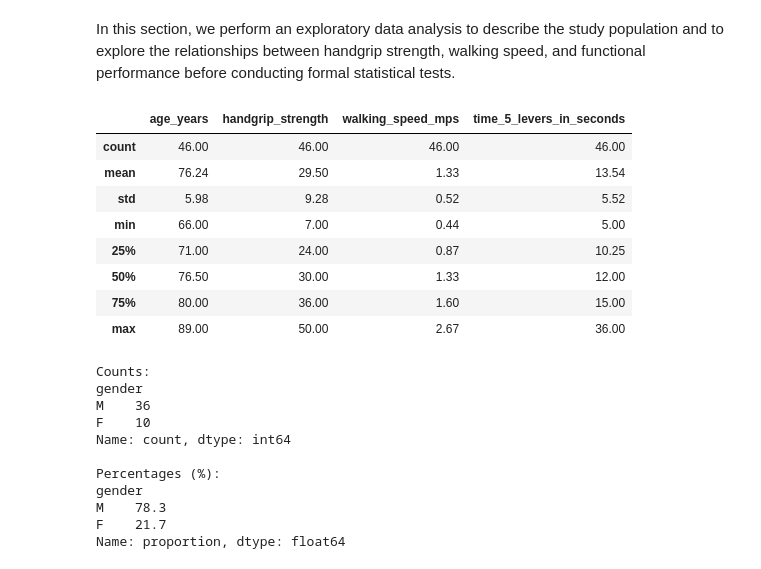
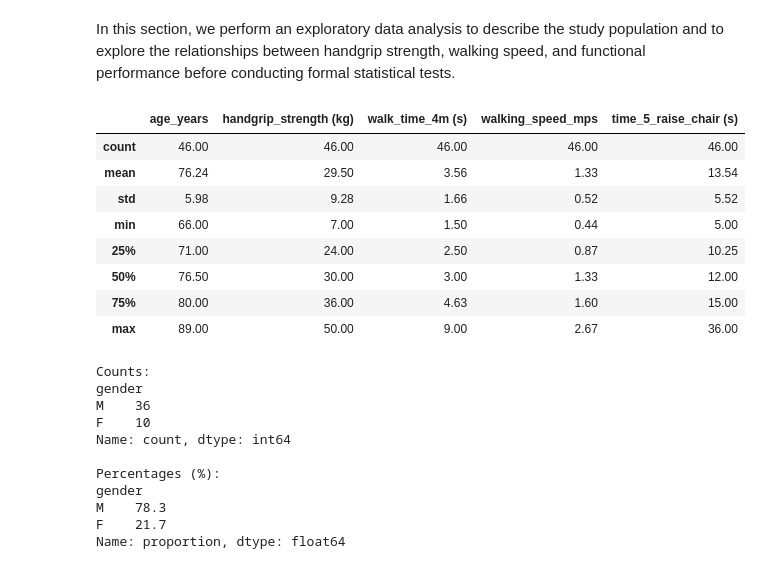
Before and after one commit to inesvincent/Project_R_Python_M2_REHAB, a Jupyter notebook: Python_project/main.ipynb, the cells around one changed output. Cells and saved outputs as stored; diff of their text form; code cells hidden in the pictures.

```diff
--- a/Python_project/main.ipynb
+++ b/Python_project/main.ipynb
@@ -25,8 +76,7 @@ import matplotlib.pyplot as plt
 # %%
 # import the data
-frapid_data_raw = pd.read_excel("data/frapid_base.xlsx")
 
-print("Dimensions :", frapid_data_raw.shape)
-print("Colonnes :", frapid_data_raw.columns)
+#print("Dimensions :", frapid_data_raw.shape)
+#print("Columns :", frapid_data_raw.columns)
 
-frapid_data_raw.head()
+#frapid_data_raw.head()
@@ -76,8 +106,8 @@ frapid_data = frapid_data.rename(columns=
         {"Patient" : "patient_id",
         "age" : "age_years",
         "sexe" : "gender",
-        "handgrip" : "handgrip_strength",
-        "Test4m" : "walk_time_4m_in_seconds",
-        "Test5levers" : "time_5_levers_in_seconds"})
+        "handgrip" : "handgrip_strength (kg)",
+        "Test4m" : "walk_time_4m (s)",
+        "Test5levers" : "time_5_raise_chair (s)"})
 frapid_data.head()
 # %% [output]
@@ -91,9 +121,9 @@ frapid_data.head()
 # Convert to numeric values
 frapid_data["patient_id"] = pd.to_numeric(frapid_data["patient_id"], errors="coerce")
 frapid_data["age_years"] = pd.to_numeric(frapid_data["age_years"], errors="coerce")
-frapid_data["handgrip_strength"] = pd.to_numeric(frapid_data["handgrip_strength"], errors="coerce")
-frapid_data["walk_time_4m_in_seconds"] = pd.to_numeric(frapid_data["walk_time_4m_in_seconds"], errors="coerce")
-frapid_data["time_5_levers_in_seconds"] = pd.to_numeric(frapid_data["time_5_levers_in_seconds"], errors="coerce")
+frapid_data["handgrip_strength (kg)"] = pd.to_numeric(frapid_data["handgrip_strength (kg)"], errors="coerce")
+frapid_data["walk_time_4m (s)"] = pd.to_numeric(frapid_data["walk_time_4m (s)"], errors="coerce")
+frapid_data["time_5_raise_chair (s)"] = pd.to_numeric(frapid_data["time_5_raise_chair (s)"], errors="coerce")
 
 print("Missing values per column:")
 print(frapid_data.isna().sum())
@@ -135,11 +165,11 @@ Clean dataset saved in data/frapid_data_clean.csv
 # %% [markdown]
 ## II - Create a variable for walking speed
 # %%
-# Create a variable for walking speed in m/s
+# Create a variable for walking speed in m/s in the cleaned dataset
 WALK_DISTANCE_METERS = 4
 
-frapid_data_clean["walking_speed_mps"] = ( WALK_DISTANCE_METERS / frapid_data_clean["walk_time_4m_in_seconds"]).round(2)
+frapid_data_clean["walking_speed_mps"] = ( WALK_DISTANCE_METERS / frapid_data_clean["walk_time_4m (s)"]).round(2)
 
 # Check the calculation
-frapid_data_clean[["walk_time_4m_in_seconds", "walking_speed_mps"]].head(10)
+frapid_data_clean[["walk_time_4m (s)", "walking_speed_mps"]].head(10)
 # %% [output]
@@ -161,18 +191,18 @@ In this section, we perform an exploratory data analysis to describe the study p
 # %%
 # Descriptive statistics
 frapid_data_clean[
-    ["age_years", "handgrip_strength", "walking_speed_mps", "time_5_levers_in_seconds"]
+    ["age_years", "handgrip_strength (kg)", "walk_time_4m (s)", "walking_speed_mps", "time_5_raise_chair (s)"]
 ].describe().round(2)
 # %% [output]
-|  | age_years | handgrip_strength | walking_speed_mps | time_5_levers_in_seconds |
-| count | 46.00 | 46.00 | 46.00 | 46.00 |
-| mean | 76.24 | 29.50 | 1.33 | 13.54 |
-| std | 5.98 | 9.28 | 0.52 | 5.52 |
-| min | 66.00 | 7.00 | 0.44 | 5.00 |
-| 25% | 71.00 | 24.00 | 0.87 | 10.25 |
-| 50% | 76.50 | 30.00 | 1.33 | 12.00 |
-| 75% | 80.00 | 36.00 | 1.60 | 15.00 |
-| max | 89.00 | 50.00 | 2.67 | 36.00 |
+|  | age_years | handgrip_strength (kg) | walk_time_4m (s) | walking_speed_mps | time_5_raise_chair (s) |
+| count | 46.00 | 46.00 | 46.00 | 46.00 | 46.00 |
+| mean | 76.24 | 29.50 | 3.56 | 1.33 | 13.54 |
+| std | 5.98 | 9.28 | 1.66 | 0.52 | 5.52 |
+| min | 66.00 | 7.00 | 1.50 | 0.44 | 5.00 |
+| 25% | 71.00 | 24.00 | 2.50 | 0.87 | 10.25 |
+| 50% | 76.50 | 30.00 | 3.00 | 1.33 | 12.00 |
+| 75% | 80.00 | 36.00 | 4.63 | 1.60 | 15.00 |
+| max | 89.00 | 50.00 | 9.00 | 2.67 | 36.00 |
 # %%
 print("Counts:")
 print(frapid_data_clean["gender"].value_counts())
```
Also changed, not shown: parts of 11 cells of this notebook, 9 other files.
